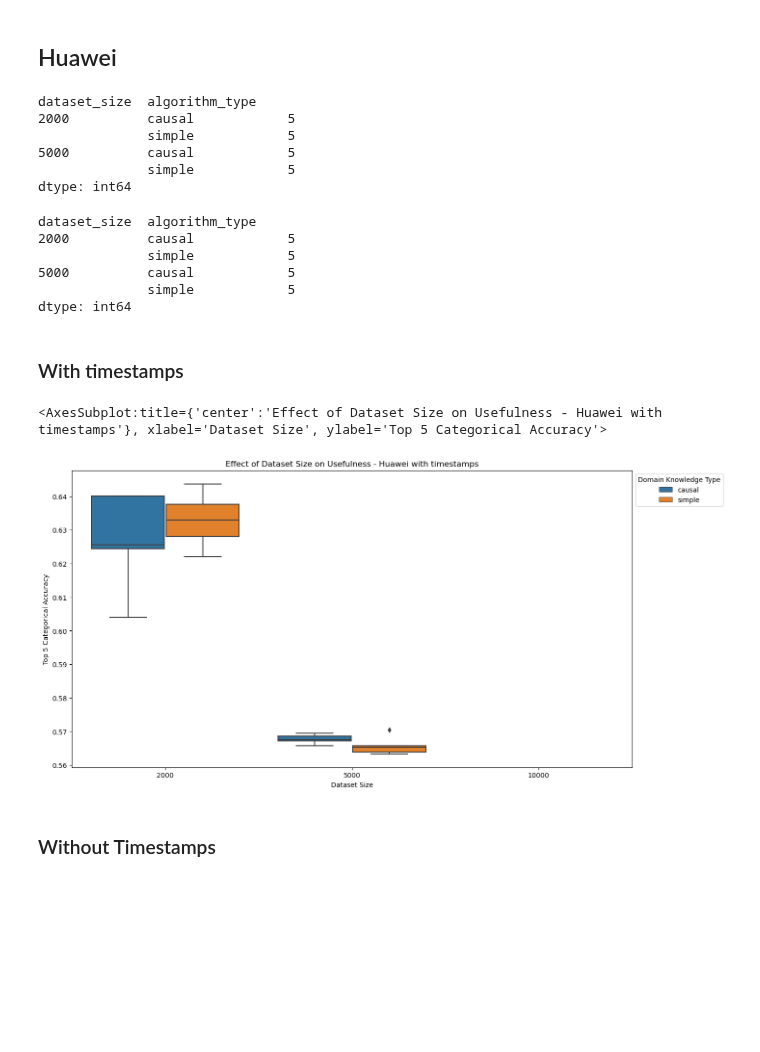
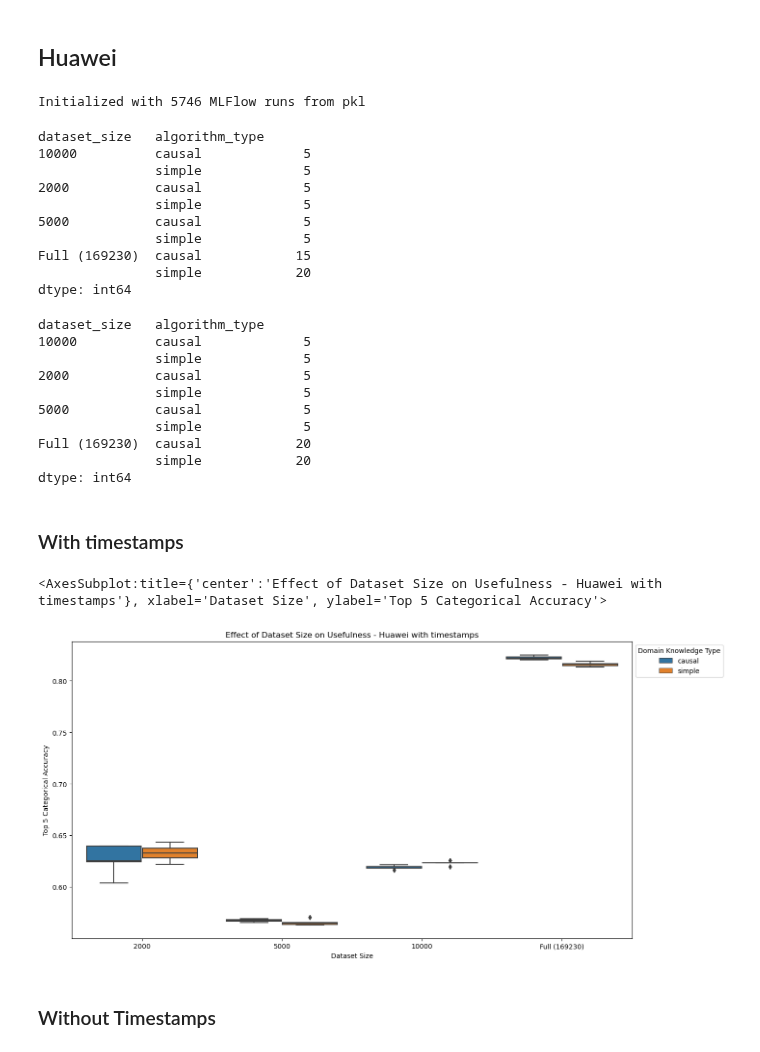
Before and after one commit to ralmasri/Domain-Guided-Monitoring, a Jupyter notebook: notebooks/knowledge_final.ipynb, the cells around one changed output. Drawn from its saved outputs; the diff is of its cells as text; code cells hidden in the pictures; blank space fills up the shorter version.

Commit message:
new data

```diff
--- a/notebooks/knowledge_final.ipynb
+++ b/notebooks/knowledge_final.ipynb
@@ -628,6 +636,34 @@ def dataset_size_classifier(data_path):
         return '10000'
 # %% [markdown]
 ## Huawei
+# %%
+mlflow_helper_full = MlflowHelper(
+    pkl_file=Path('/home/i40/almasrirz/Domain-Guided-Monitoring/data/domainml.pkl'),
+    local_mlflow_dir_prefix='/home/i40/almasrirz/Domain-Guided-Monitoring/mlruns/',
+    experiment_id="831333387297563441",
+    tracking_uri="http://localhost:5200")
+full_huawei_runs = mlflow_helper_full.run_df[
+    (mlflow_helper_full.run_df['data_params_ExperimentConfigmax_data_size'] == '-1')
+    & (mlflow_helper_full.run_df['data_tags_model_type'].isin(['simple', 'causal_Fast-IAMB-jt']))
+    & (mlflow_helper_full.run_df['data_params_HuaweiPreprocessorConfigaggregated_log_file'] == 'data/logs_aggregated_concurrent_original.csv')
+    & (mlflow_helper_full.run_df["info_status"] == "FINISHED")
+    & (mlflow_helper_full.run_df['data_params_ExperimentConfigmax_data_size'] == '-1')
+    & (mlflow_helper_full.run_df['data_params_HuaweiPreprocessorConfigcausal_algorithm_alpha'].fillna("").isin(["", '0.05']))
+    & (mlflow_helper_full.run_df["data_params_HuaweiPreprocessorConfigfine_drain_log_st"].fillna("") == "0.75")
+    & (mlflow_helper_full.run_df["data_params_HuaweiPreprocessorConfigfine_drain_log_depth"].astype(str).fillna("") == "10")
+    & (mlflow_helper_full.run_df['data_params_ExperimentConfigonly_generate_knowledge'].astype(str).fillna("").isin(["", "False"]))
+    & (
+        (
+            (mlflow_helper_full.run_df['data_tags_model_type'] == 'causal_Fast-IAMB-jt') &
+            (mlflow_helper_full.run_df['data_params_TimeSeriesTransformerConfigbin_size'] == '00:00:05') &
+            (mlflow_helper_full.run_df['data_params_TimeSeriesTransformerConfigbin_overlap'] == '00:00:01')
+        ) | (mlflow_helper_full.run_df['data_tags_model_type'] == 'simple')
+    )
+]
+full_huawei_runs = mlflow_helper_full.load_best_metrics_for_ids(set(full_huawei_runs["info_run_id"]))
+full_huawei_runs['dataset_size'] = 'Full (169230)'
+# %% [output]
+Initialized with 5746 MLFlow runs from pkl
 # %%
 data_paths = ['data/final/2k/huawei/Huawei_2k.csv', 'data/final/5k/huawei/Huawei_5k.csv', 'data/final/10k/huawei/Huawei_10k.csv']
 default_drain_config = name2config['Fine']
@@ -642,49 +678,58 @@ huawei_df = mlflow_helper.run_df[
 ]
 huawei_df = mlflow_helper.load_best_metrics_for_ids(set(huawei_df["info_run_id"]))
 huawei_df['dataset_size'] = huawei_df['data_params_HuaweiPreprocessorConfigaggregated_log_file'].apply(lambda x: dataset_size_classifier(x))
+huawei_df = pd.concat([huawei_df, full_huawei_runs], ignore_index=True).reset_index(drop=True)
 huawei_df['algorithm_type'] = huawei_df['data_tags_model_type'].apply(lambda x: x.split('_')[0])
 huawei_with_ts_df = huawei_df[huawei_df['data_params_HuaweiPreprocessorConfigremove_dates_from_payload'] == 'False']
 huawei_without_ts_df = huawei_df[huawei_df['data_params_HuaweiPreprocessorConfigremove_dates_from_payload'] == 'True']
 # %%
 huawei_with_ts_df.groupby(['dataset_size', 'algorithm_type']).size()
 # %% [output]
-dataset_size  algorithm_type
-2000          causal            5
-              simple            5
-5000          causal            5
-              simple            5
+dataset_size   algorithm_type
+10000          causal             5
+               simple             5
+2000           causal             5
+               simple             5
+5000           causal             5
+               simple             5
+Full (169230)  causal            15
+               simple            20
 dtype: int64
 # %%
 huawei_without_ts_df.groupby(['dataset_size', 'algorithm_type']).size()
 # %% [output]
-dataset_size  algorithm_type
-2000          causal            5
-              simple            5
-5000          causal            5
-              simple            5
+dataset_size   algorithm_type
+10000          causal             5
+               simple             5
+2000           causal             5
+               simple             5
+5000           causal             5
+               simple             5
+Full (169230)  causal            20
+               simple            20
 dtype: int64
 # %% [markdown]
 ### With timestamps
 # %%
 colors = {'causal': 'C0', 'simple': 'C1'}
 hue_order = ['causal', 'simple']
 plt.figure(figsize=(15,8))
 g = sns.boxplot(data=huawei_with_ts_df,
                 x='dataset_size',
                 y='val_top_5_categorical_accuracy_history_best',
                 hue='algorithm_type',
-                order=['2000', '5000', '10000'],
+                order=['2000', '5000', '10000', 'Full (169230)'],
                 palette=colors,
                 hue_order=hue_order,)
 g.set_xlabel('Dataset Size')
 g.set_ylabel('Top 5 Categorical Accuracy')
 g.legend(title='Domain Knowledge Type')
 g.set_title('Effect of Dataset Size on Usefulness - Huawei with timestamps')
 sns.move_legend(g, 'upper left', bbox_to_anchor=(1, 1))
 g
 # %% [output]
 <AxesSubplot:title={'center':'Effect of Dataset Size on Usefulness - Huawei with timestamps'}, xlabel='Dataset Size', ylabel='Top 5 Categorical Accuracy'>
-[figure, old version]
+[figure, new version]
 # %% [markdown]
 ### Without Timestamps
 # %%
```
Also changed, not shown: parts of 8 cells of this notebook.
